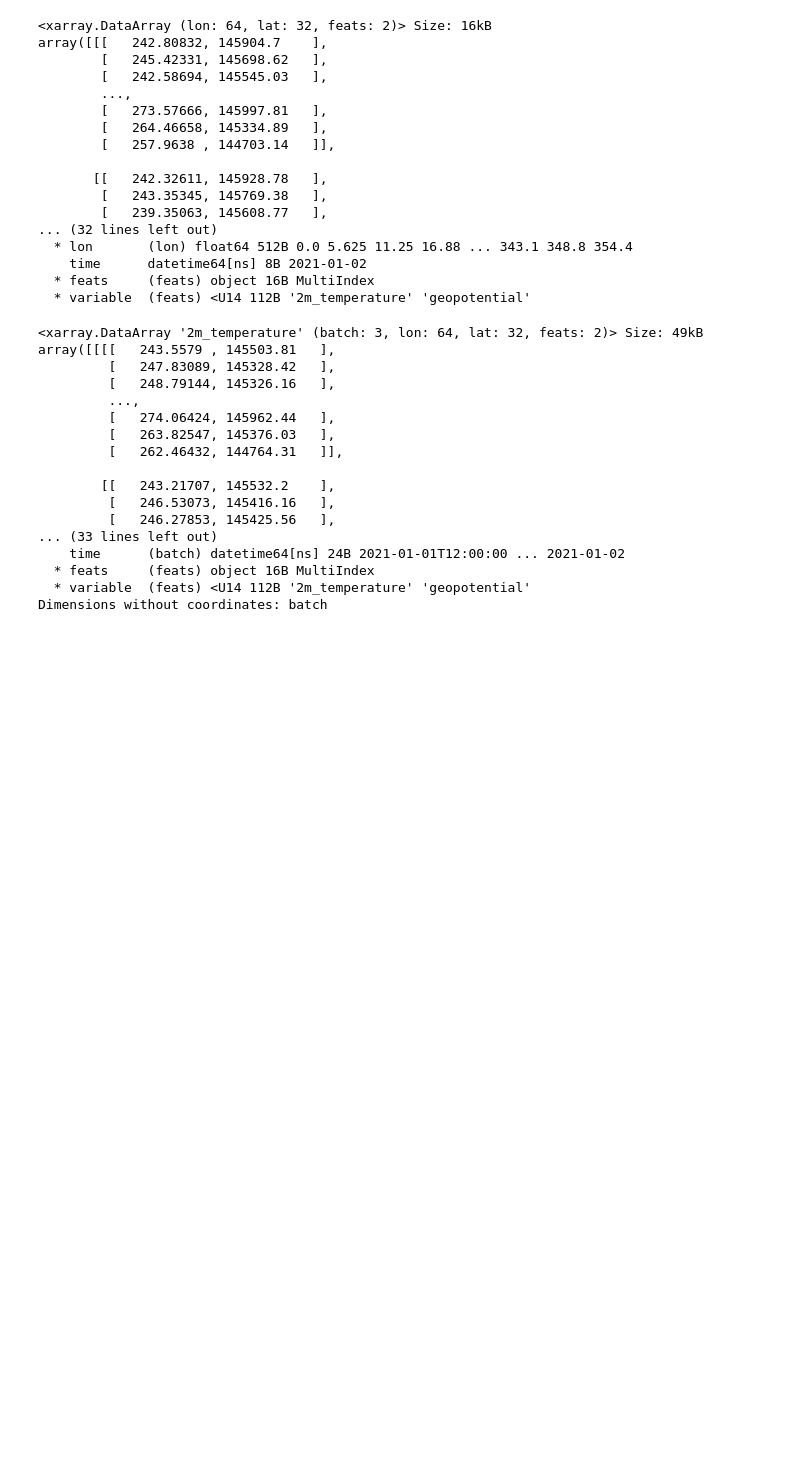
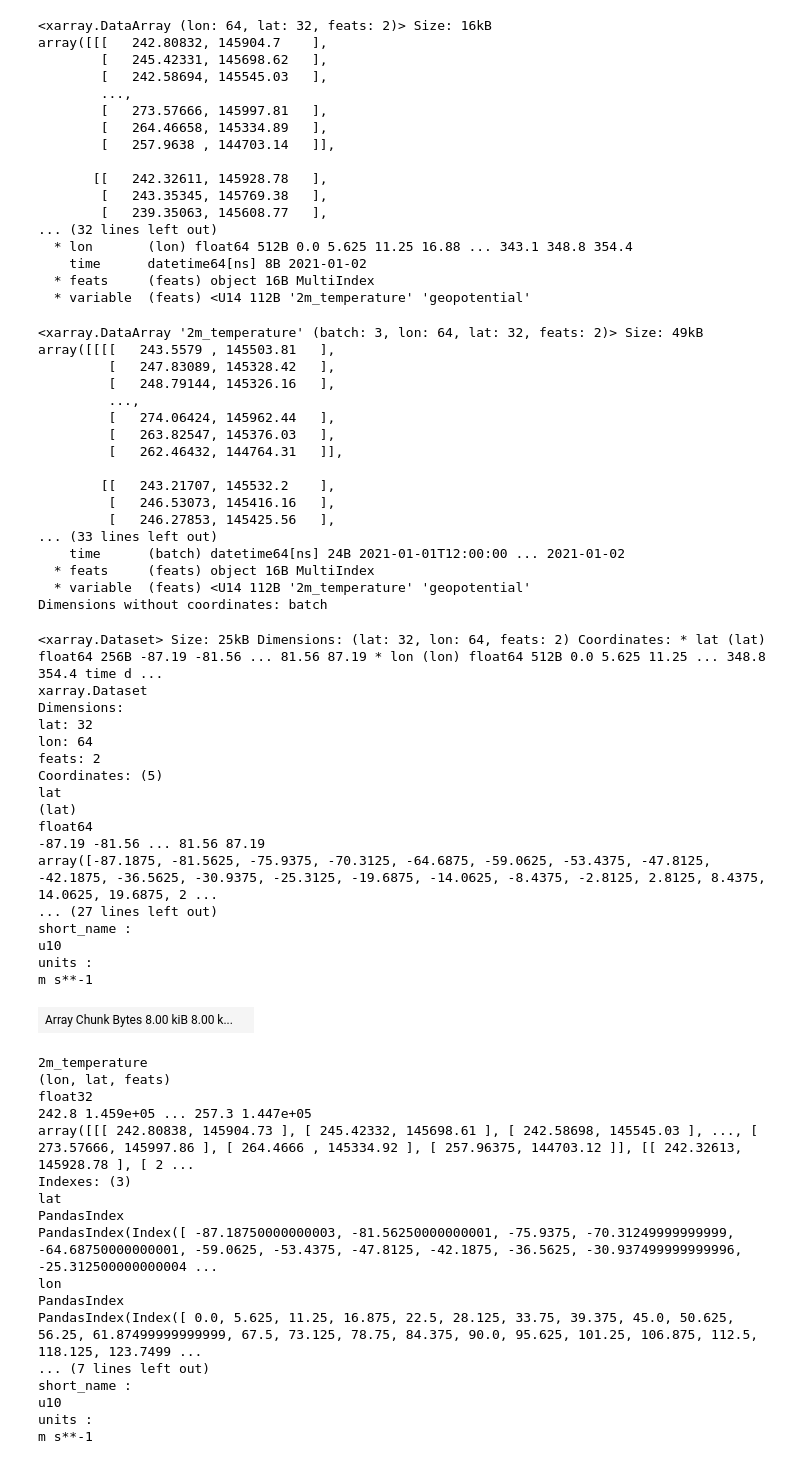
Before and after one commit to jennan/tinypet, a Jupyter notebook: example.ipynb, the cells around one changed output. Drawn from its saved outputs; the diff is of its cells as text; code cells hidden in the pictures; blank space fills up the shorter version.

Commit message:
add branching (partial, missing undo and proper index merging)

```diff
--- a/example.ipynb
+++ b/example.ipynb
@@ -315,3 +315,45 @@ array([[[[   243.5579 , 145503.81   ],
   * feats     (feats) object 16B MultiIndex
   * variable  (feats) <U14 112B '2m_temperature' 'geopotential'
 Dimensions without coordinates: batch
+# %%
+merge = ops.Merge(compat="override")
+u_wind = ops.Select("10m_u_component_of_wind")
+
+branch_pipeline = source | u_wind | rename + pipeline | merge
+branch_pipeline["20210102T00"]
+# %% [output]
+<xarray.Dataset> Size: 25kB Dimensions: (lat: 32, lon: 64, feats: 2) Coordinates: * lat (lat) float64 256B -87.19 -81.56 ... 81.56 87.19 * lon (lon) float64 512B 0.0 5.625 11.25 ... 348.8 354.4 time d ...
+xarray.Dataset
+Dimensions:
+lat: 32
+lon: 64
+feats: 2
+Coordinates: (5)
+lat
+(lat)
+float64
+-87.19 -81.56 ... 81.56 87.19
+array([-87.1875, -81.5625, -75.9375, -70.3125, -64.6875, -59.0625, -53.4375, -47.8125, -42.1875, -36.5625, -30.9375, -25.3125, -19.6875, -14.0625, -8.4375, -2.8125, 2.8125, 8.4375, 14.0625, 19.6875, 2 ...
+... (27 lines left out)
+short_name :
+u10
+units :
+m s**-1
+| Array Chunk Bytes 8.00 kiB 8.00 k... |  |
+2m_temperature
+(lon, lat, feats)
+float32
+242.8 1.459e+05 ... 257.3 1.447e+05
+array([[[ 242.80838, 145904.73 ], [ 245.42332, 145698.61 ], [ 242.58698, 145545.03 ], ..., [ 273.57666, 145997.86 ], [ 264.4666 , 145334.92 ], [ 257.96375, 144703.12 ]], [[ 242.32613, 145928.78 ], [ 2 ...
+Indexes: (3)
+lat
+PandasIndex
+PandasIndex(Index([ -87.18750000000003, -81.56250000000001, -75.9375, -70.31249999999999, -64.68750000000001, -59.0625, -53.4375, -47.8125, -42.1875, -36.5625, -30.937499999999996, -25.312500000000004 ...
+lon
+PandasIndex
+PandasIndex(Index([ 0.0, 5.625, 11.25, 16.875, 22.5, 28.125, 33.75, 39.375, 45.0, 50.625, 56.25, 61.87499999999999, 67.5, 73.125, 78.75, 84.375, 90.0, 95.625, 101.25, 106.875, 112.5, 118.125, 123.7499 ...
+... (7 lines left out)
+short_name :
+u10
+units :
+m s**-1
```
Also changed, not shown: parts of 2 cells of this notebook, 2 other files.
